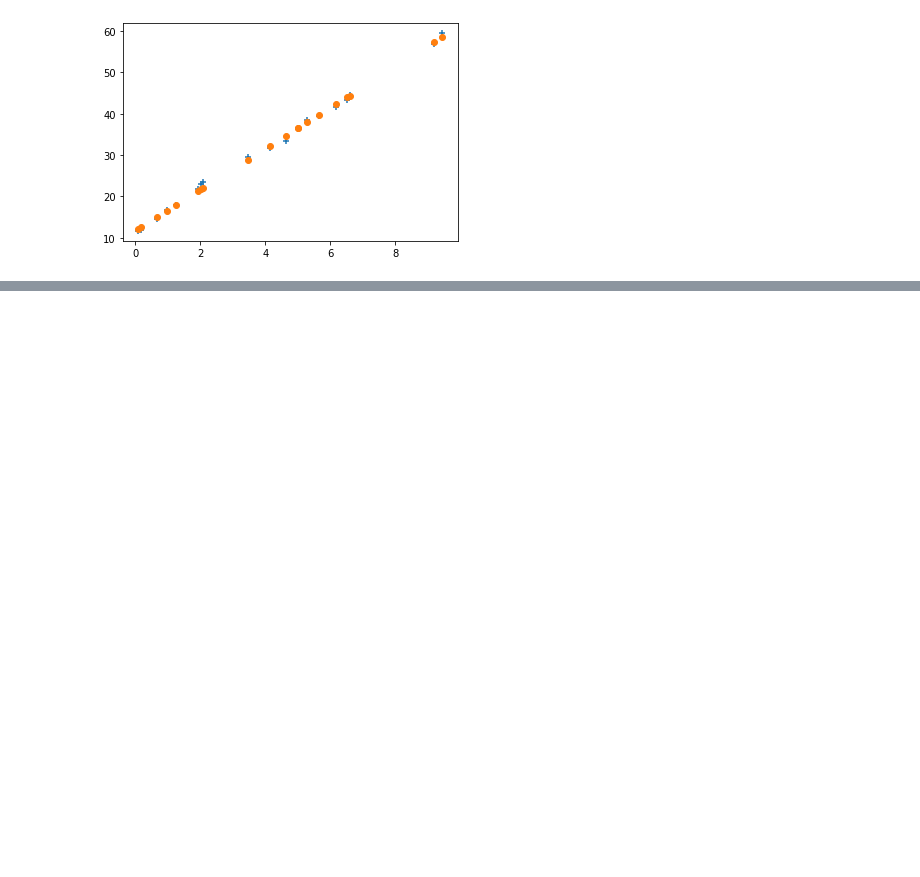
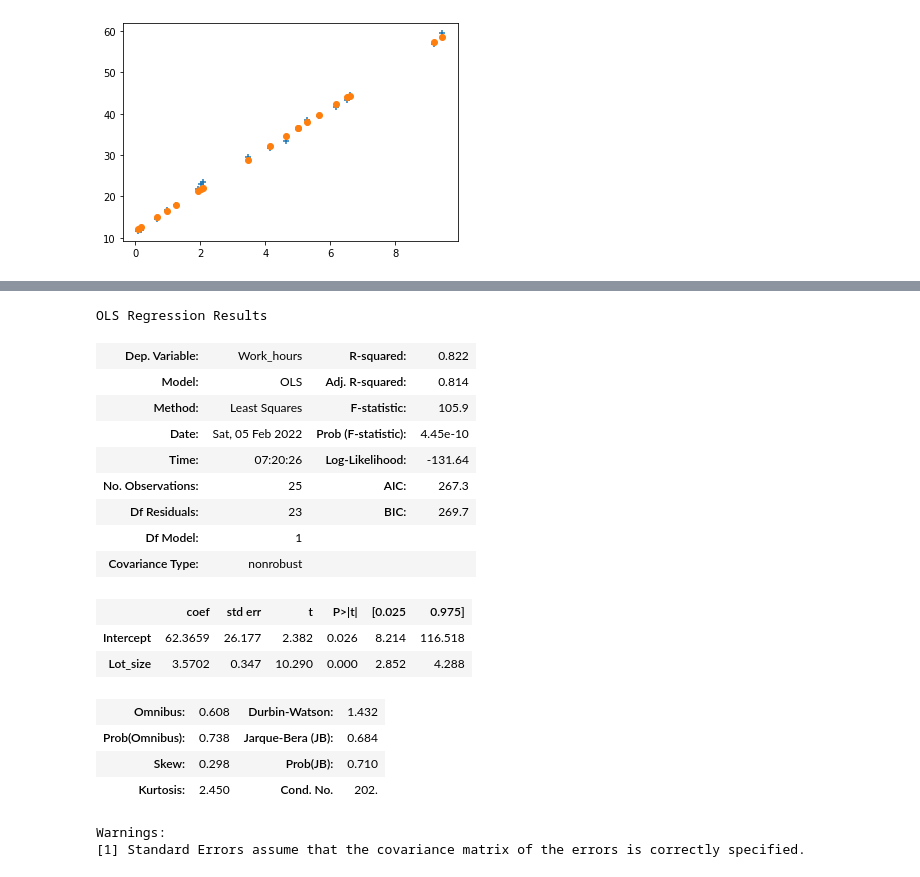
Before and after one commit to for-Statistics/Basic_statistic, a Jupyter notebook: 김선기/Stats_08.ipynb, the cells around one changed output, grey strips where cells are left out. Drawn from its saved outputs; the diff is of its cells as text; code cells hidden in the pictures; blank space fills up the shorter version.

```diff
--- a/김선기/Stats_08.ipynb
+++ b/김선기/Stats_08.ipynb
@@ -120,0 +154,29 @@ y절편 b : [11.70965404]
+# %%
+from statsmodels.formula.api import ols
+from sklearn.linear_model import LinearRegression
+
+
+# ols('반응변수 ~ 설명변수 1 + 설명변수 2 + ...' , data = df).fit()
+fit = ols('Work_hours ~ Lot_size', data = df).fit()
+# %%
+fit.summary()
+# %% [output]
+OLS Regression Results
+| Dep. Variable: | Work_hours | R-squared: | 0.822 |
+| Model: | OLS | Adj. R-squared: | 0.814 |
+| Method: | Least Squares | F-statistic: | 105.9 |
+| Date: | Sat, 05 Feb 2022 | Prob (F-statistic): | 4.45e-10 |
+| Time: | 07:20:26 | Log-Likelihood: | -131.64 |
+| No. Observations: | 25 | AIC: | 267.3 |
+| Df Residuals: | 23 | BIC: | 269.7 |
+| Df Model: | 1 |  |  |
+| Covariance Type: | nonrobust |  |  |
+|  | coef | std err | t | P>|t| | [0.025 | 0.975] |
+| Intercept | 62.3659 | 26.177 | 2.382 | 0.026 | 8.214 | 116.518 |
+| Lot_size | 3.5702 | 0.347 | 10.290 | 0.000 | 2.852 | 4.288 |
+| Omnibus: | 0.608 | Durbin-Watson: | 1.432 |
+| Prob(Omnibus): | 0.738 | Jarque-Bera (JB): | 0.684 |
+| Skew: | 0.298 | Prob(JB): | 0.710 |
+| Kurtosis: | 2.450 | Cond. No. | 202. |
+Warnings:
+[1] Standard Errors assume that the covariance matrix of the errors is correctly specified.
```
Also changed, not shown: parts of 6 cells of this notebook.
